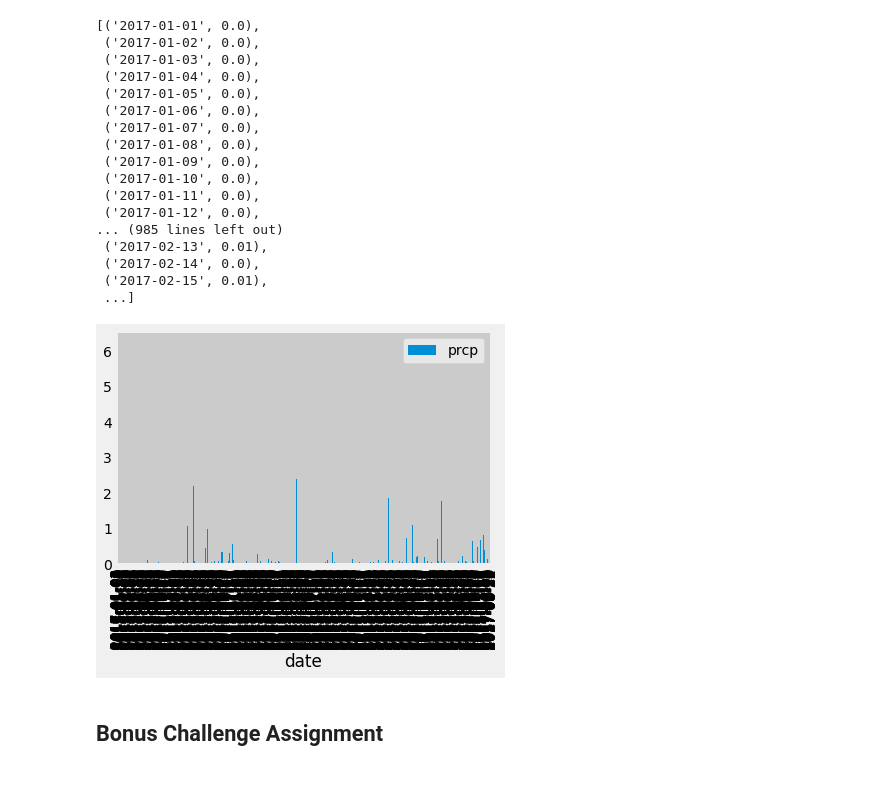
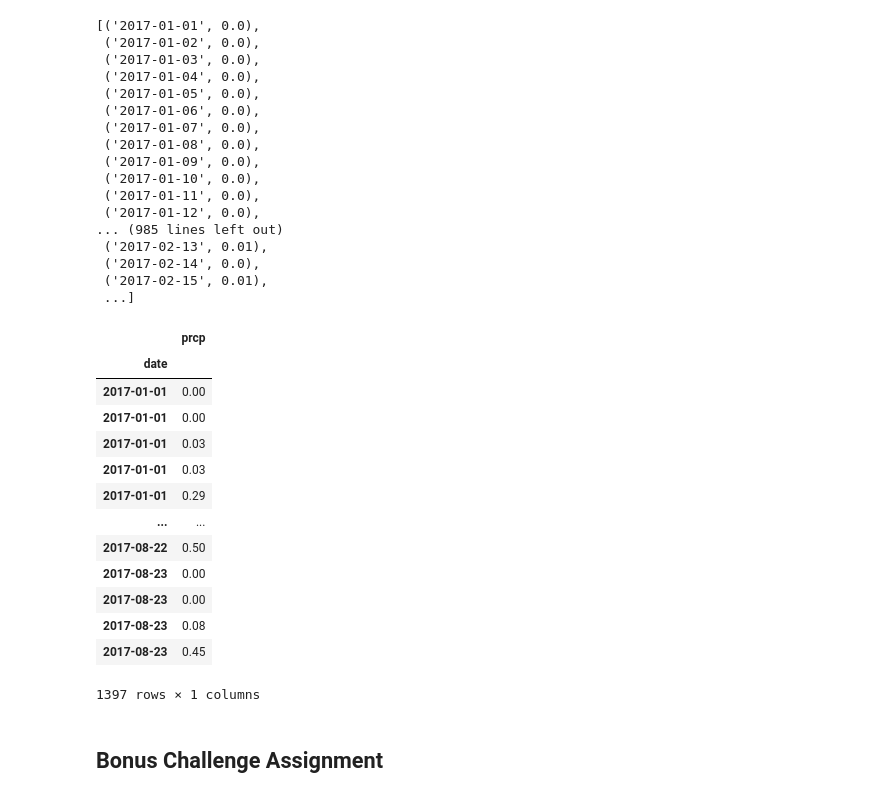
Before and after one commit to walaha2002/sqlalchemy-challenge, a Jupyter notebook: climate_starter.ipynb, the cells around one changed output. Cells and saved outputs as stored; diff of their text form; code cells hidden in the pictures.

Commit message:
- Sorts dataframe by date

```diff
--- a/climate_starter.ipynb
+++ b/climate_starter.ipynb
@@ -115,10 +115,23 @@ lastyear
 # Save the query results as a Pandas DataFrame and set the index to the date column
 df = pd.DataFrame(lastyear, columns=['date','prcp'])
 df.set_index('date', inplace=True)
-df.plot.bar()
-# plt.tight_layout()
-plt.show()
-# %% [output]
-[figure, removed]
 # %%
 # Sort the dataframe by date
+# strongest_pokemon_df = pokemon_comparison_df.sort_values(["Total"], ascending=False)
+sortdf=df.sort_values(['date'],ascending=True)
+sortdf
+# %% [output]
+|  | prcp |
+| date |  |
+| 2017-01-01 | 0.00 |
+| 2017-01-01 | 0.00 |
+| 2017-01-01 | 0.03 |
+| 2017-01-01 | 0.03 |
+| 2017-01-01 | 0.29 |
+| ... | ... |
+| 2017-08-22 | 0.50 |
+| 2017-08-23 | 0.00 |
+| 2017-08-23 | 0.00 |
+| 2017-08-23 | 0.08 |
+| 2017-08-23 | 0.45 |
+1397 rows × 1 columns
```
Also changed, not shown: parts of 2 cells of this notebook.
